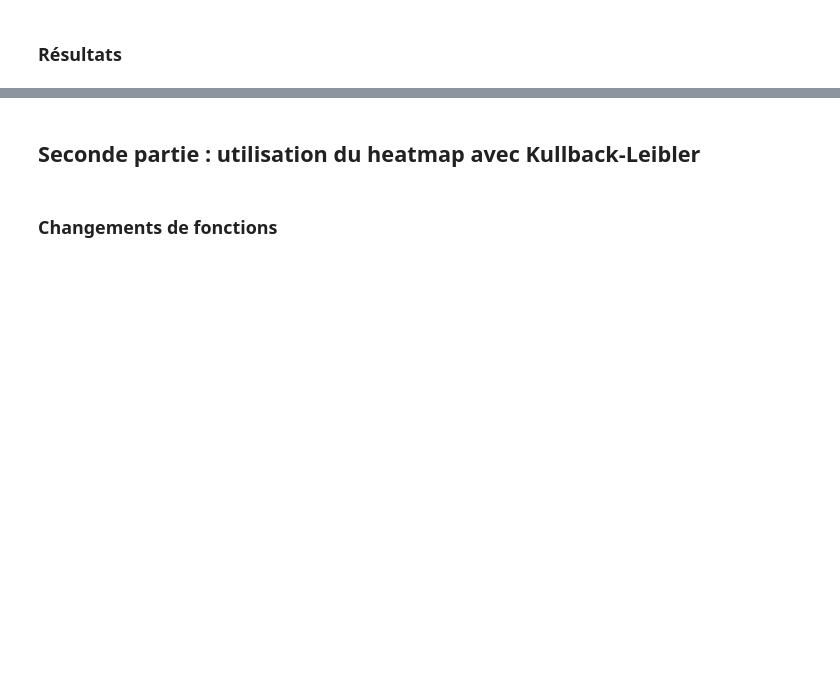
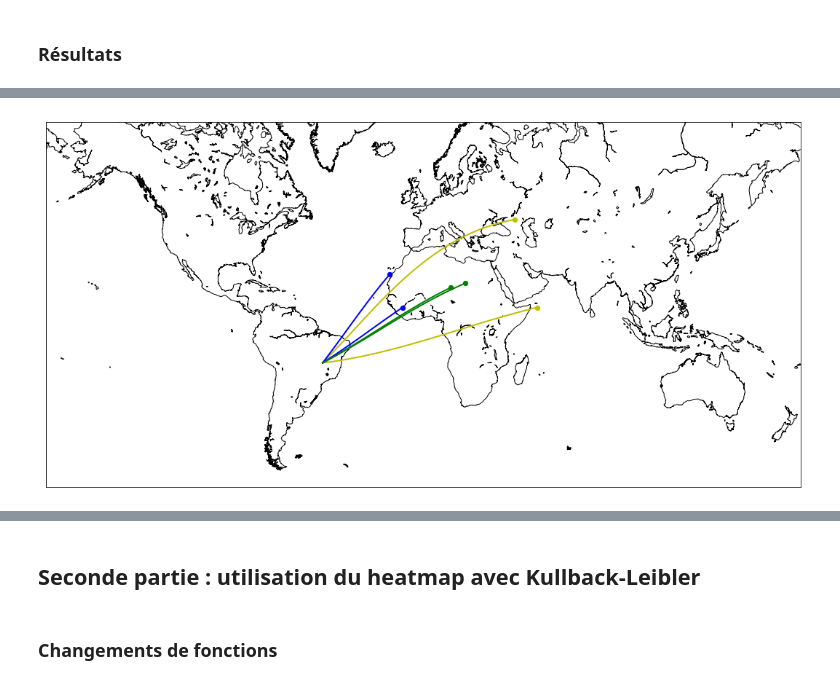
Before and after one commit to SebCoube/SOADML-music-location, a Jupyter notebook: SOADML.ipynb, the cells around one changed output, grey strips where cells are left out. Drawn from its saved outputs; the diff is of its cells as text; code cells hidden in the pictures; blank space fills up the shorter version.

```diff
--- a/SOADML.ipynb
+++ b/SOADML.ipynb
@@ -179,0 +197,4 @@ plotter(1)
+# %%
+plotter(2)
+# %% [output]
+[figure, added]
```
Also changed, not shown: parts of 16 cells of this notebook.
